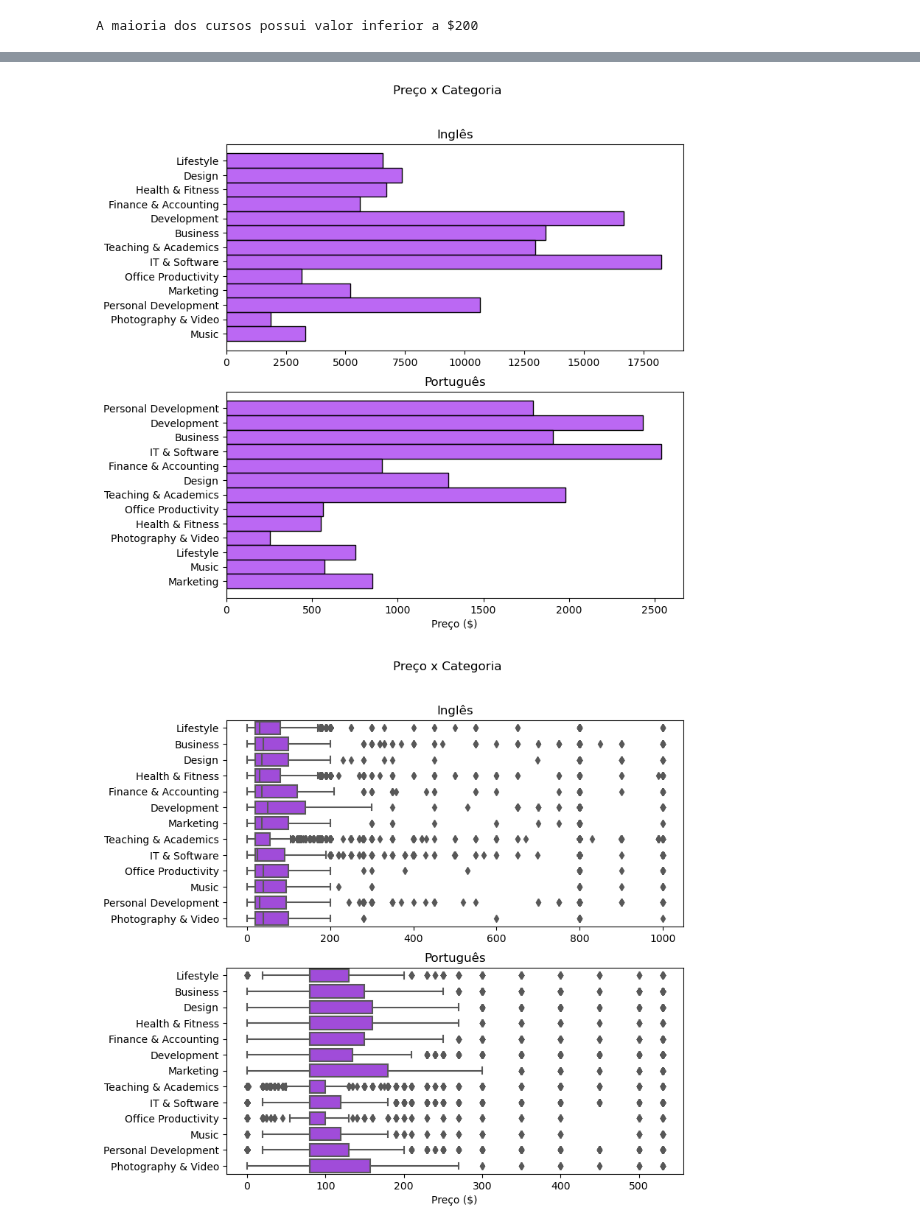
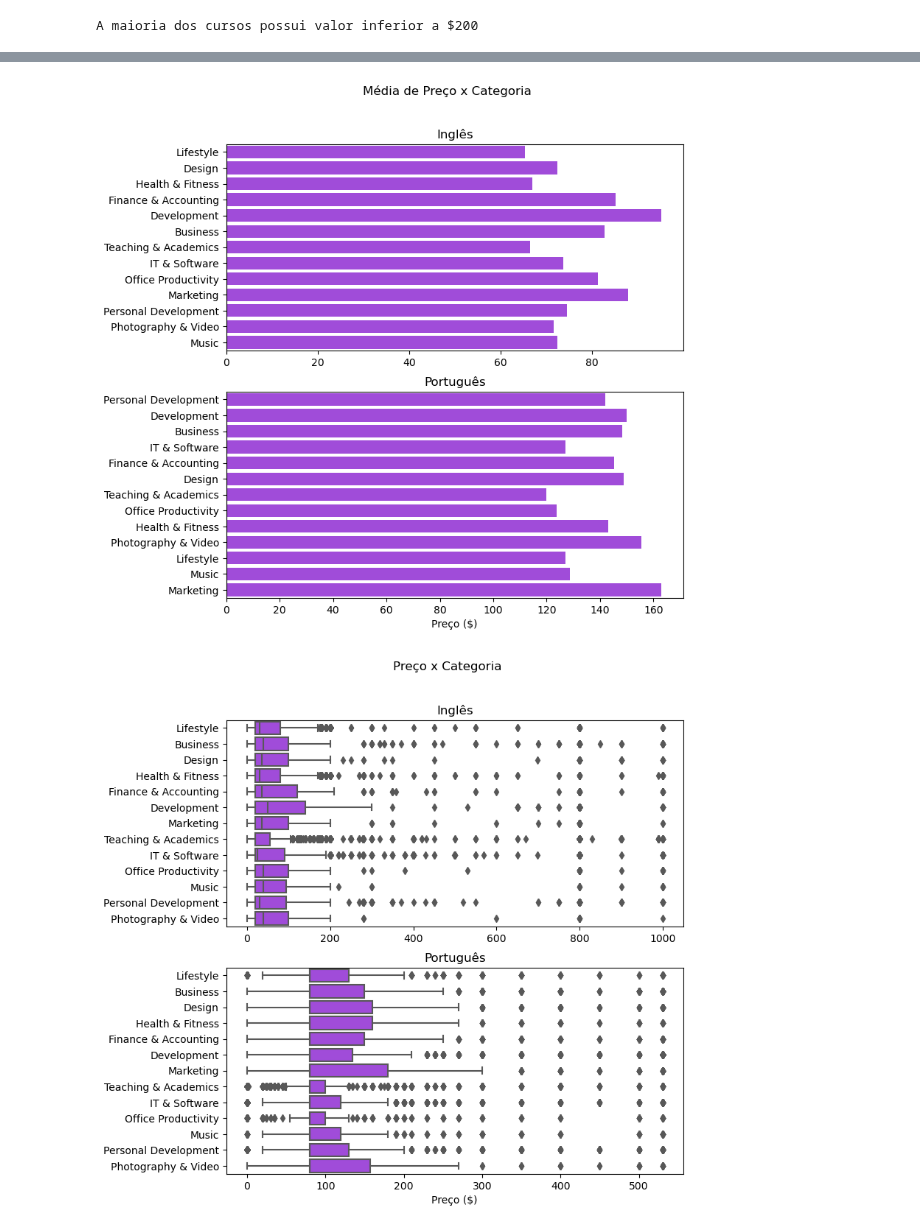
Before and after one commit to ismailymendes/mooc_udemy_coursera, a Jupyter notebook: mooc_udemy.ipynb, the cells around one changed output, grey strips where cells are left out. Cells and saved outputs as stored; diff of their text form; code cells hidden in the pictures.

```diff
--- a/mooc_udemy.ipynb
+++ b/mooc_udemy.ipynb
@@ -309,19 +314,19 @@ A maioria dos cursos possui valor inferior a $200
 # %%
-# Distribuição dos preços dos cursos por categoria
+# Média dos preços dos cursos por categoria
 fig, (ax1, ax2) = plt.subplots(2,1, figsize = (8, 8))
 #ax1.hist(udemy_cursos[udemy_cursos['is_paid']==True]['price'], bins=75, rwidth=0.85, color='#A435F0')
-sns.histplot(ax=ax1, data=udemy_cursos[(udemy_cursos['is_paid']==True) & (udemy_cursos['language']=='English')], y='category', color='#A435F0')
-sns.histplot(ax=ax2, data=udemy_cursos[(udemy_cursos['is_paid']==True) & (udemy_cursos['language']=='Portuguese')], y='category', color='#A435F0')
-fig.suptitle('Preço x Categoria')
+sns.barplot(ax=ax1, data=udemy_cursos[(udemy_cursos['is_paid']==True) & (udemy_cursos['language']=='English')], x='price', y='category', color='#A435F0', errorbar=None)
+sns.barplot(ax=ax2, data=udemy_cursos[(udemy_cursos['is_paid']==True) & (udemy_cursos['language']=='Portuguese')], x='price', y='category', color='#A435F0', errorbar=None)
+fig.suptitle('Média de Preço x Categoria')
 
 ax1.set_title('Inglês', fontweight ="regular")
 ax1.set(xlabel='', ylabel='')
 ax2.set_title('Português', fontweight ="regular")
 ax2.set(xlabel='Preço ($)', ylabel='')
 
 plt.show()
 
 #(udemy_cursos[(udemy_cursos['is_paid']==True) & (udemy_cursos['language']=='English')]['price']
 # %% [output]
-[figure, old version]
+[figure, new version]
 # %%
```
Also changed, not shown: parts of 47 cells of this notebook.
